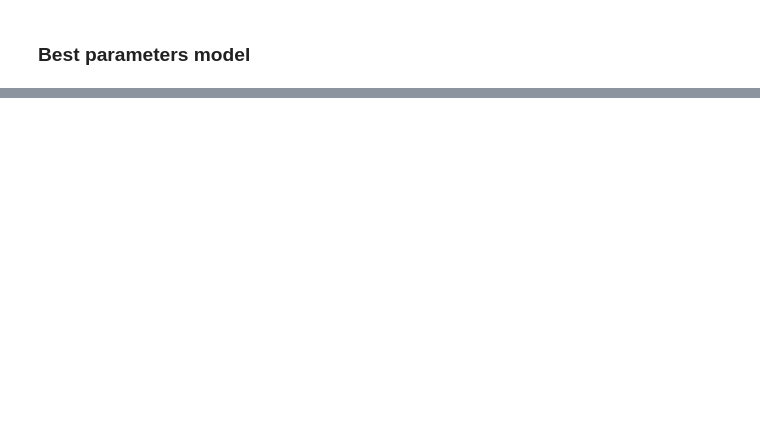
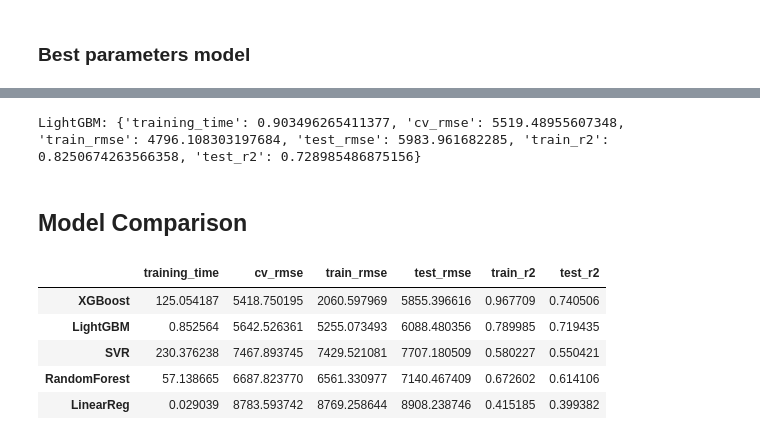
Before and after one commit to ChitandaMayaka/CMPE255-Team-Project, a Jupyter notebook: TrainingAndEvaluation.ipynb, the cells around one changed output, grey strips where cells are left out. Saved outputs shown, nothing was run; the diff lists cells and outputs as text; code cells hidden in the pictures; blank space fills up the shorter version.

```diff
--- a/TrainingAndEvaluation.ipynb
+++ b/TrainingAndEvaluation.ipynb
@@ -203,0 +389,3 @@ RandomForest Regression: {'training_time': 10.284673690795898, 'cv_rmse': 6403.9
+# %%
+lgbmRegressor = lgb.LGBMRegressor(**param)
+gsearch = GridSearchCV(lgbmRegressor, param_grid=parameters, scoring='r2', cv=3)
@@ -203,0 +445,6 @@ RandomForest Regression: {'training_time': 10.284673690795898, 'cv_rmse': 6403.9
+# %%
+print("LightGBM: {}".format(lgb_result))
+# %% [output]
+LightGBM: {'training_time': 0.903496265411377, 'cv_rmse': 5519.48955607348, 'train_rmse': 4796.108303197684, 'test_rmse': 5983.961682285, 'train_r2': 0.8250674263566358, 'test_r2': 0.728985486875156}
+# %% [markdown]
+## Model Comparison
@@ -203,0 +454,10 @@ RandomForest Regression: {'training_time': 10.284673690795898, 'cv_rmse': 6403.9
+# %%
+results_df = pd.DataFrame.from_dict(results, orient='index')
+results_df
+# %% [output]
+|  | training_time | cv_rmse | train_rmse | test_rmse | train_r2 | test_r2 |
+| XGBoost | 125.054187 | 5418.750195 | 2060.597969 | 5855.396616 | 0.967709 | 0.740506 |
+| LightGBM | 0.852564 | 5642.526361 | 5255.073493 | 6088.480356 | 0.789985 | 0.719435 |
+| SVR | 230.376238 | 7467.893745 | 7429.521081 | 7707.180509 | 0.580227 | 0.550421 |
+| RandomForest | 57.138665 | 6687.823770 | 6561.330977 | 7140.467409 | 0.672602 | 0.614106 |
+| LinearReg | 0.029039 | 8783.593742 | 8769.258644 | 8908.238746 | 0.415185 | 0.399382 |
```
Also changed, not shown: parts of 51 cells of this notebook.
